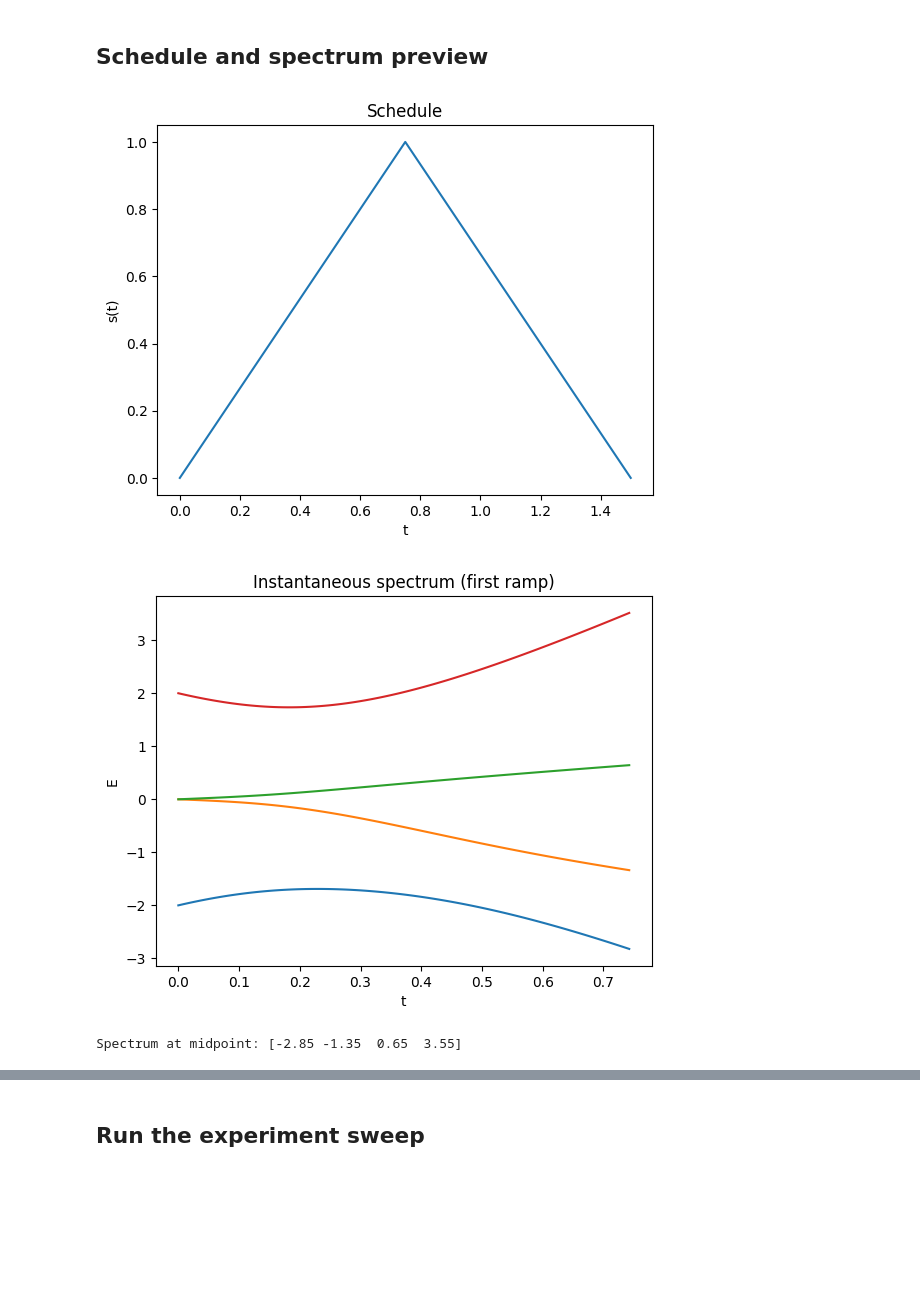
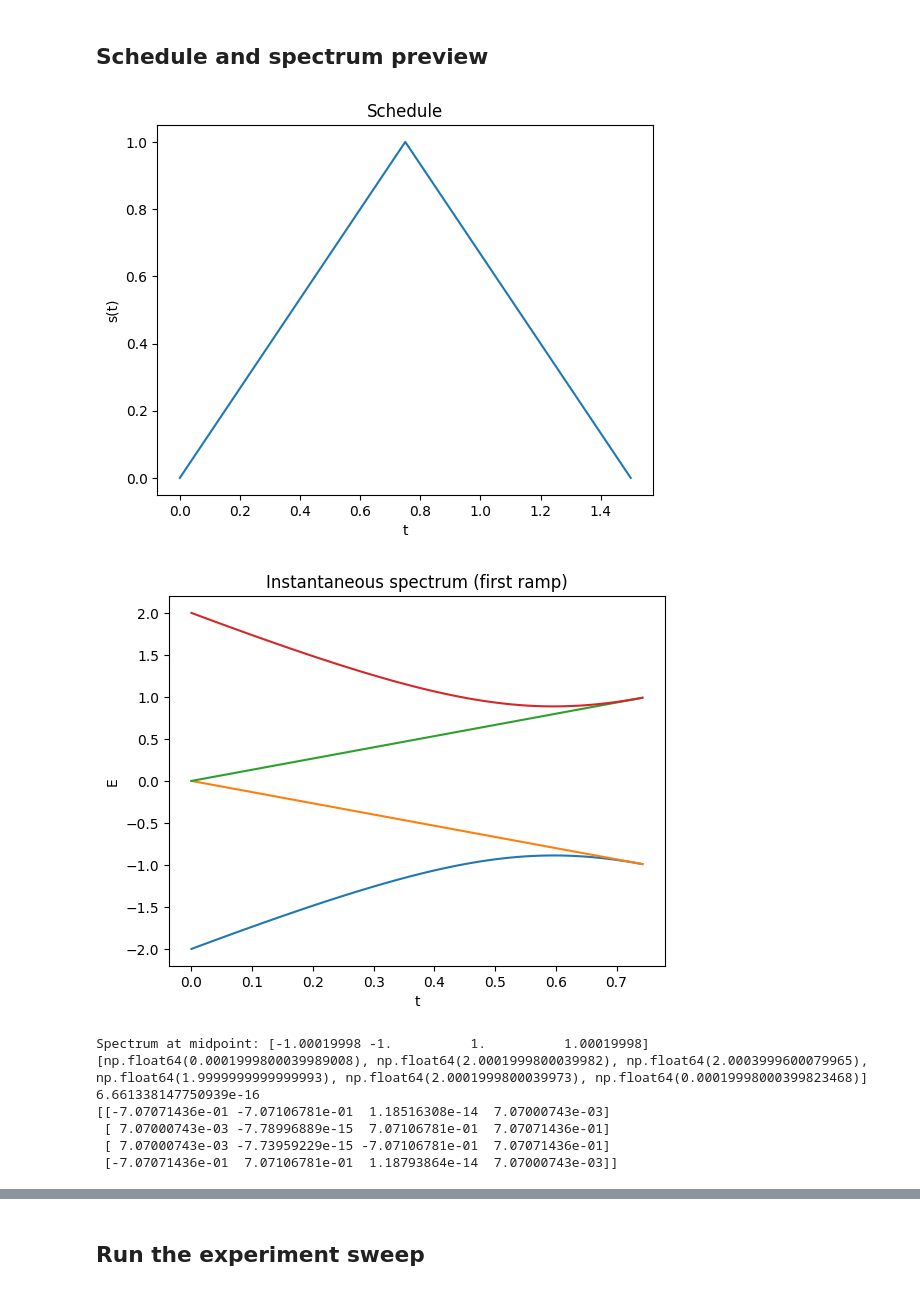
Before and after one commit to OsQarM/lsz_spectroscopy, a Jupyter notebook: notebooks/LSZ_main.ipynb, the cells around one changed output, grey strips where cells are left out. Saved outputs shown, nothing was run; the diff lists cells and outputs as text; code cells hidden in the pictures; blank space fills up the shorter version.

```diff
--- a/notebooks/LSZ_main.ipynb
+++ b/notebooks/LSZ_main.ipynb
@@ -15,21 +15,25 @@ from diagnostics import run_full_diagnostics
 ## Parameters
 # %%
 epsilon = 1
-alpha = 1
+max_wait_time = 2000
 ramp_time = 0.75
 n_steps = 201
-dt = 0.05
+dt = 1
 r_noise = False
-w_noise = True
+w_noise = False
 
 # 2 qubit example (GHz)
-local_z_list = np.array([2.1, 1.1])
-zz_terms = np.array([0.35])
+# local_z_list = np.array([2.1, 1.1])
+# zz_terms = np.array([0.35])
 
-t1_rates = [0.01, 0.09]
-#t1_rates = [1e-12, 1e-12]
-t2_rates = [0.01, 0.011]
-#t1_rates = [1e-12, 1e-12]
+t1_rates = [0.018, 0.012]
+# #t1_rates = [1e-12, 1e-12]
+t2_rates = [0.01, 0.015]
+# #t1_rates = [1e-12, 1e-12]
+
+local_z_list = np.array([0.0,0.0])
+zz_terms = np.array([-1])
+
 
 #3 qubit example
 # local_z_list = np.array([2.1, 3.05, 1.78])
@@ -39,8 +43,7 @@ t2_rates = [0.01, 0.011]
 # t2_rates = [0.01, 0.012, 0.0098]
 
 nqubits = len(local_z_list)
-max_wait_time = 50.0/alpha
-n_sims = int(max_wait_time*20)
+n_sims = int(max_wait_time*2)
 
 tw_l = np.linspace(0, max_wait_time, n_sims)
 
@@ -58,20 +61,42 @@ Number of simulations: 1000
 # %%
 preview = LSZ_experiment(nqubits, epsilon, H_target_dict, ramp_time, 0, dt)
 
 t_list, s_list = preview.show_schedule(n_steps)
 plt.plot(t_list, s_list)
 plt.xlabel('t'); plt.ylabel('s(t)'); plt.title('Schedule')
 plt.show()
 
 t_list, egvals, egvecs = preview.show_spectrum(n_steps)
 midpoint = int(len(t_list)/2)
 plt.plot(t_list[0:midpoint], egvals[0:midpoint])
 plt.xlabel('t'); plt.ylabel('E'); plt.title('Instantaneous spectrum (first ramp)')
 plt.show()
 
 egvals_midpoint = egvals[midpoint]
 print('Spectrum at midpoint:', egvals_midpoint)
+
+freqs_true = []
+for i, val_i in enumerate(egvals_midpoint[0:-1]):
+    for val_j in egvals_midpoint[i+1:]:
+     freqs_true.append(abs(val_j - val_i))
+
+print(freqs_true)
+
+peak_separations = []
+for i, val_i in enumerate(freqs_true[0:-1]):
+    for val_j in freqs_true[i+1:]:
+     peak_separations.append(abs(val_j - val_i))
+
+print(min(peak_separations))
+
+print(egvecs[midpoint])
 # %% [output]
 [figure]
-[figure, old version]
+[figure, new version]
-Spectrum at midpoint: [-2.85 -1.35  0.65  3.55]
+Spectrum at midpoint: [-1.00019998 -1.          1.          1.00019998]
+[np.float64(0.0001999800039989008), np.float64(2.0001999800039982), np.float64(2.0003999600079965), np.float64(1.9999999999999993), np.float64(2.0001999800039973), np.float64(0.00019998000399823468)]
+6.661338147750939e-16
+[[-7.07071436e-01 -7.07106781e-01  1.18516308e-14  7.07000743e-03]
+ [ 7.07000743e-03 -7.78996889e-15  7.07106781e-01  7.07071436e-01]
+ [ 7.07000743e-03 -7.73959229e-15 -7.07106781e-01  7.07071436e-01]
+ [-7.07071436e-01  7.07106781e-01  1.18793864e-14  7.07000743e-03]]
```
Also changed, not shown: parts of 6 cells of this notebook, 8 other files.
